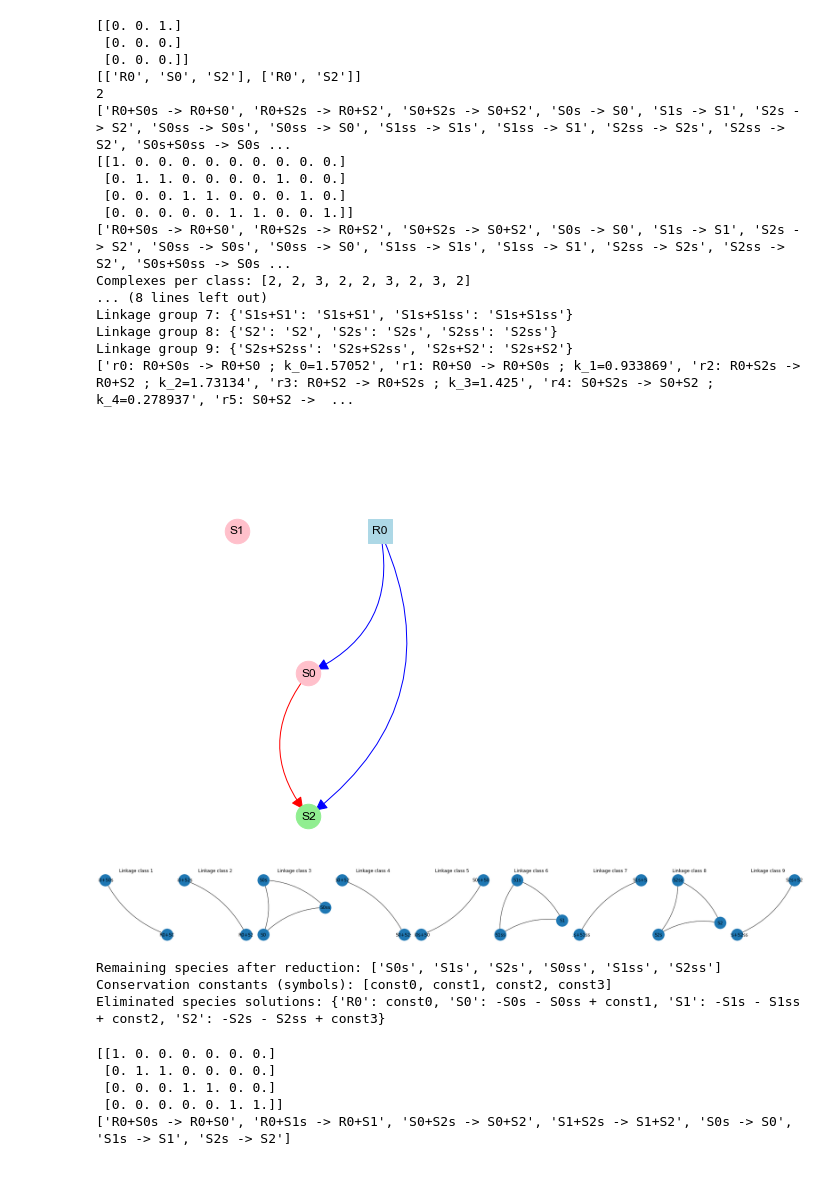
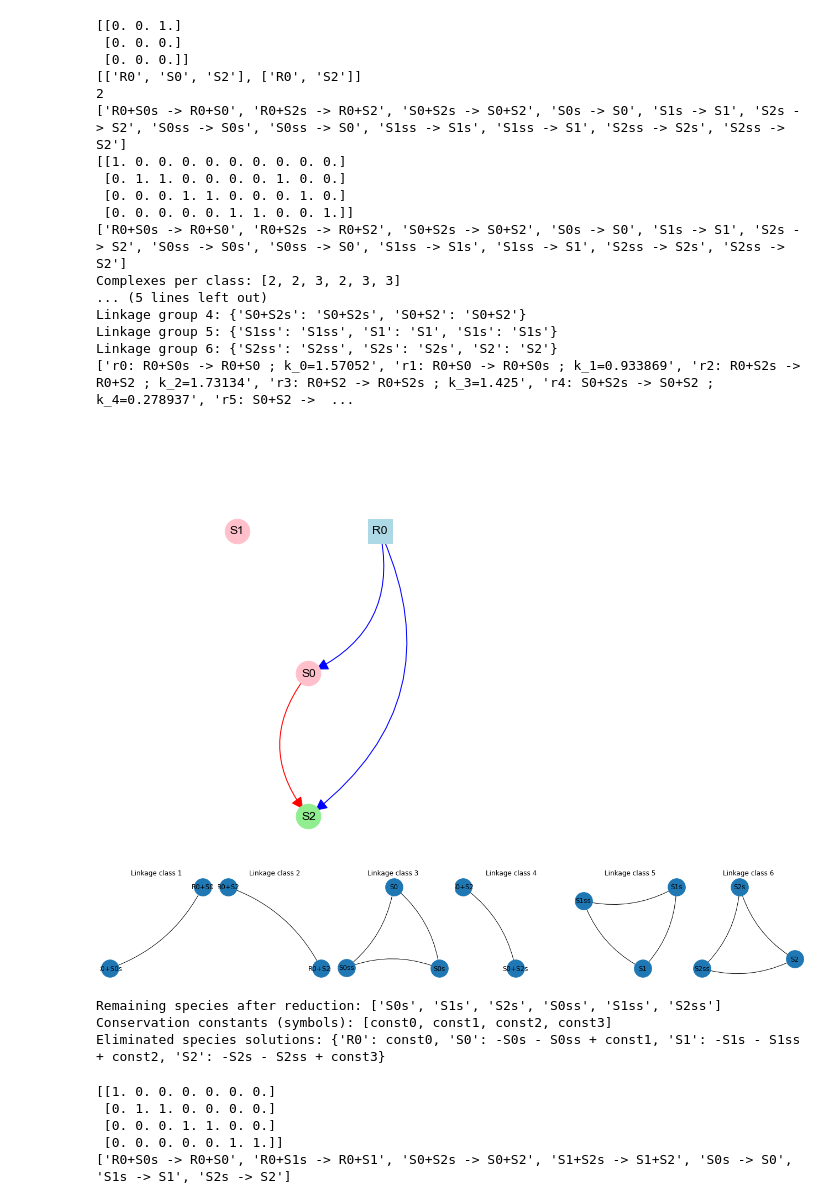
Before and after one commit to csfloyd/GlycanAnalysis, a Jupyter notebook: Python/sample_network_signaling.ipynb, the cells around one changed output. Drawn from its saved outputs; the diff is of its cells as text; code cells hidden in the pictures; blank space fills up the shorter version.

```diff
--- a/Python/sample_network_signaling.ipynb
+++ b/Python/sample_network_signaling.ipynb
@@ -46,11 +46,11 @@ input_substrates_list = networks[n_paths][sample_idx]['input_substrates_list']
 print(adjacency_matrix)
 
 species_names, reaction_strings, L = generate_specified_dag_signaling_network(adjacency_matrix, input_substrates_list, include_reverse=False, include_uncatalyzed=True)
-species_names, reaction_strings, L = expand_to_MP(species_names, reaction_strings, L)
-#species_names, reaction_strings, L = expand_MP_catalysis(species_names, reaction_strings, L)
-species_names, reaction_strings, L = expand_MP_self_catalysis(species_names, reaction_strings, L)
 
-#species_names, reaction_strings, L = expand_catalyzed_reactions(species_names, reaction_strings, L)
+species_names, reaction_strings, L = expand_to_MP(species_names, reaction_strings, L) # add states
+#species_names, reaction_strings, L = expand_MP_catalysis(species_names, reaction_strings, L) # add external catalysis
+#species_names, reaction_strings, L = expand_MP_self_catalysis(species_names, reaction_strings, L) # add internal catalysis
+#species_names, reaction_strings, L = expand_catalyzed_reactions(species_names, reaction_strings, L) # add consumption reactions
 
 #visualize_dag_signaling_network(adjacency_matrix, input_substrates, NR, NS)
 G = get_digraph_from_adjacency_matrix(adjacency_matrix, input_substrates_list, NR, NS)
@@ -112,41 +112,41 @@ fig, axes = plt.subplots(1, len(r_n.linkage_groups), figsize=(sz*len(r_n.linkage
 
 if len(r_n.linkage_groups) == 1:
     pos = nx.spring_layout(r_n.linkage_groups[0])
     nx.draw(r_n.linkage_groups[0], pos=pos, with_labels=True, ax=axes, node_size=1000, connectionstyle='arc3,rad=0.2', arrows=True)
     axes.set_title("Linkage class 1")
 else:
     for i, (G, ax) in enumerate(zip(r_n.linkage_groups, axes)):
         pos = nx.spring_layout(G)
         nx.draw(G, pos=pos, with_labels=True, ax=ax, node_size=1000, connectionstyle='arc3,rad=0.2', arrows=True)
         ax.set_title(f"Linkage class {i+1}")
 plt.tight_layout()
 plt.show()
 
 # 2. Reduce the ODE system using conservation laws
 sim.solve_conservation_laws()
 print("Remaining species after reduction:", sim.remaining_species)
 print("Conservation constants (symbols):", sim.const_syms)
 print("Eliminated species solutions:", sim.elimination_solutions)
 # %% [output]
 [[0. 0. 1.]
  [0. 0. 0.]
  [0. 0. 0.]]
 [['R0', 'S0', 'S2'], ['R0', 'S2']]
 2
-['R0+S0s -> R0+S0', 'R0+S2s -> R0+S2', 'S0+S2s -> S0+S2', 'S0s -> S0', 'S1s -> S1', 'S2s -> S2', 'S0ss -> S0s', 'S0ss -> S0', 'S1ss -> S1s', 'S1ss -> S1', 'S2ss -> S2s', 'S2ss -> S2', 'S0s+S0ss -> S0s ...
+['R0+S0s -> R0+S0', 'R0+S2s -> R0+S2', 'S0+S2s -> S0+S2', 'S0s -> S0', 'S1s -> S1', 'S2s -> S2', 'S0ss -> S0s', 'S0ss -> S0', 'S1ss -> S1s', 'S1ss -> S1', 'S2ss -> S2s', 'S2ss -> S2']
 [[1. 0. 0. 0. 0. 0. 0. 0. 0. 0.]
  [0. 1. 1. 0. 0. 0. 0. 1. 0. 0.]
  [0. 0. 0. 1. 1. 0. 0. 0. 1. 0.]
  [0. 0. 0. 0. 0. 1. 1. 0. 0. 1.]]
-['R0+S0s -> R0+S0', 'R0+S2s -> R0+S2', 'S0+S2s -> S0+S2', 'S0s -> S0', 'S1s -> S1', 'S2s -> S2', 'S0ss -> S0s', 'S0ss -> S0', 'S1ss -> S1s', 'S1ss -> S1', 'S2ss -> S2s', 'S2ss -> S2', 'S0s+S0ss -> S0s ...
-Complexes per class: [2, 2, 3, 2, 2, 3, 2, 3, 2]
-... (8 lines left out)
-Linkage group 7: {'S1s+S1': 'S1s+S1', 'S1s+S1ss': 'S1s+S1ss'}
-Linkage group 8: {'S2': 'S2', 'S2s': 'S2s', 'S2ss': 'S2ss'}
-Linkage group 9: {'S2s+S2ss': 'S2s+S2ss', 'S2s+S2': 'S2s+S2'}
+['R0+S0s -> R0+S0', 'R0+S2s -> R0+S2', 'S0+S2s -> S0+S2', 'S0s -> S0', 'S1s -> S1', 'S2s -> S2', 'S0ss -> S0s', 'S0ss -> S0', 'S1ss -> S1s', 'S1ss -> S1', 'S2ss -> S2s', 'S2ss -> S2']
+Complexes per class: [2, 2, 3, 2, 3, 3]
+... (5 lines left out)
+Linkage group 4: {'S0+S2s': 'S0+S2s', 'S0+S2': 'S0+S2'}
+Linkage group 5: {'S1ss': 'S1ss', 'S1': 'S1', 'S1s': 'S1s'}
+Linkage group 6: {'S2ss': 'S2ss', 'S2s': 'S2s', 'S2': 'S2'}
 ['r0: R0+S0s -> R0+S0 ; k_0=1.57052', 'r1: R0+S0 -> R0+S0s ; k_1=0.933869', 'r2: R0+S2s -> R0+S2 ; k_2=1.73134', 'r3: R0+S2 -> R0+S2s ; k_3=1.425', 'r4: S0+S2s -> S0+S2 ; k_4=0.278937', 'r5: S0+S2 ->  ...
 [figure]
-[figure, old version]
+[figure, new version]
 Remaining species after reduction: ['S0s', 'S1s', 'S2s', 'S0ss', 'S1ss', 'S2ss']
 Conservation constants (symbols): [const0, const1, const2, const3]
 Eliminated species solutions: {'R0': const0, 'S0': -S0s - S0ss + const1, 'S1': -S1s - S1ss + const2, 'S2': -S2s - S2ss + const3}
```
Also changed, not shown: parts of 2 cells of this notebook, 43 other files.
